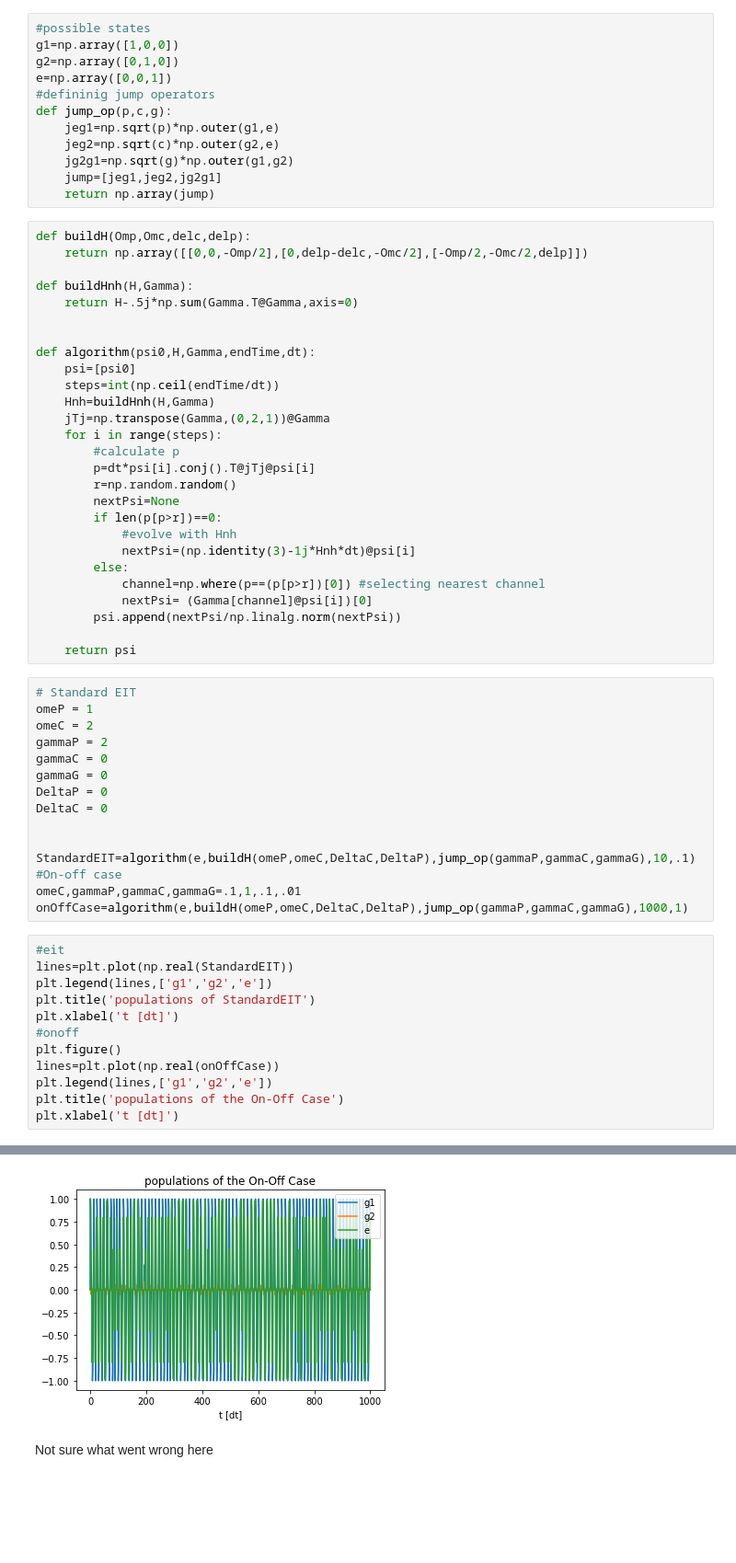
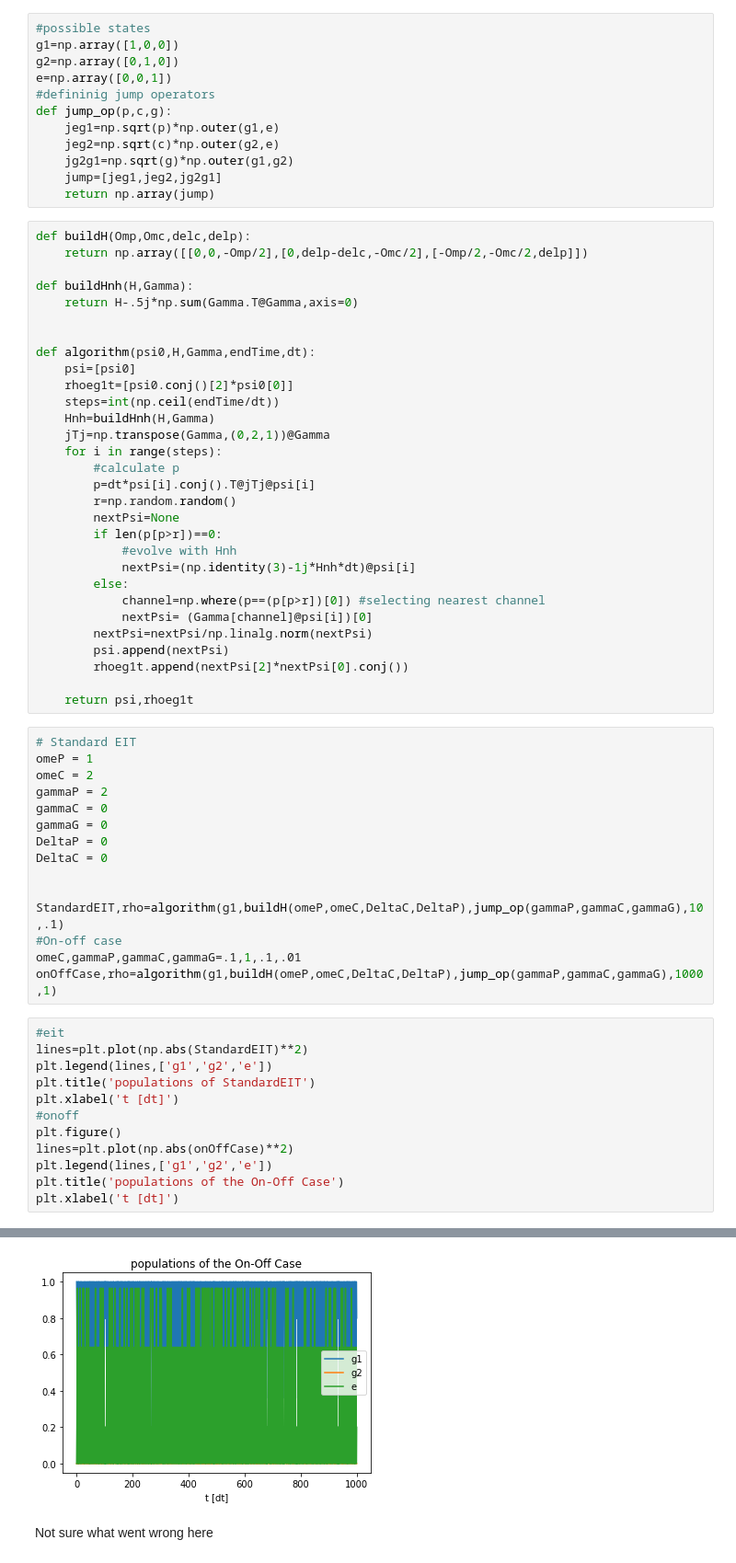
Before and after one commit to ml4cdeca/ComputationalQuantumDynamics, a Jupyter notebook: blatt10/exercise10.ipynb, the cells around one changed output, grey strips where cells are left out. Shown: that part at 92% size. Cells and saved outputs as stored; diff of their text form; blank space fills up the shorter version.

```diff
--- a/blatt10/exercise10.ipynb
+++ b/blatt10/exercise10.ipynb
@@ -77,6 +77,7 @@ def buildHnh(H,Gamma):
 
 def algorithm(psi0,H,Gamma,endTime,dt):
     psi=[psi0]
+    rhoeg1t=[psi0.conj()[2]*psi0[0]]
     steps=int(np.ceil(endTime/dt))
     Hnh=buildHnh(H,Gamma)
     jTj=np.transpose(Gamma,(0,2,1))@Gamma
@@ -91,9 +92,11 @@ def algorithm(psi0,H,Gamma,endTime,dt):
         else:
             channel=np.where(p==(p[p>r])[0]) #selecting nearest channel
             nextPsi= (Gamma[channel]@psi[i])[0]
-        psi.append(nextPsi/np.linalg.norm(nextPsi))
+        nextPsi=nextPsi/np.linalg.norm(nextPsi)
+        psi.append(nextPsi)
+        rhoeg1t.append(nextPsi[2]*nextPsi[0].conj())
 
-    return psi
+    return psi,rhoeg1t
 # %%
 # Standard EIT
 omeP = 1
@@ -105,19 +108,19 @@ DeltaP = 0
 DeltaC = 0
 
 
-StandardEIT=algorithm(e,buildH(omeP,omeC,DeltaC,DeltaP),jump_op(gammaP,gammaC,gammaG),10,.1)
+StandardEIT,rho=algorithm(g1,buildH(omeP,omeC,DeltaC,DeltaP),jump_op(gammaP,gammaC,gammaG),10,.1)
 #On-off case
 omeC,gammaP,gammaC,gammaG=.1,1,.1,.01
-onOffCase=algorithm(e,buildH(omeP,omeC,DeltaC,DeltaP),jump_op(gammaP,gammaC,gammaG),1000,1)
+onOffCase,rho=algorithm(g1,buildH(omeP,omeC,DeltaC,DeltaP),jump_op(gammaP,gammaC,gammaG),1000,1)
 # %%
 #eit
-lines=plt.plot(np.real(StandardEIT))
+lines=plt.plot(np.abs(StandardEIT)**2)
 plt.legend(lines,['g1','g2','e'])
 plt.title('populations of StandardEIT')
 plt.xlabel('t [dt]')
 #onoff
 plt.figure()
-lines=plt.plot(np.real(onOffCase))
+lines=plt.plot(np.abs(onOffCase)**2)
 plt.legend(lines,['g1','g2','e'])
 plt.title('populations of the On-Off Case')
 plt.xlabel('t [dt]')
@@ -127,4 +130,4 @@ Text(0.5, 0, 't [dt]')
-[figure, old version]
+[figure, new version]
 # %% [markdown]
 Not sure what went wrong here
 # %% [markdown]
```
Also changed, not shown: parts of 5 cells of this notebook.
